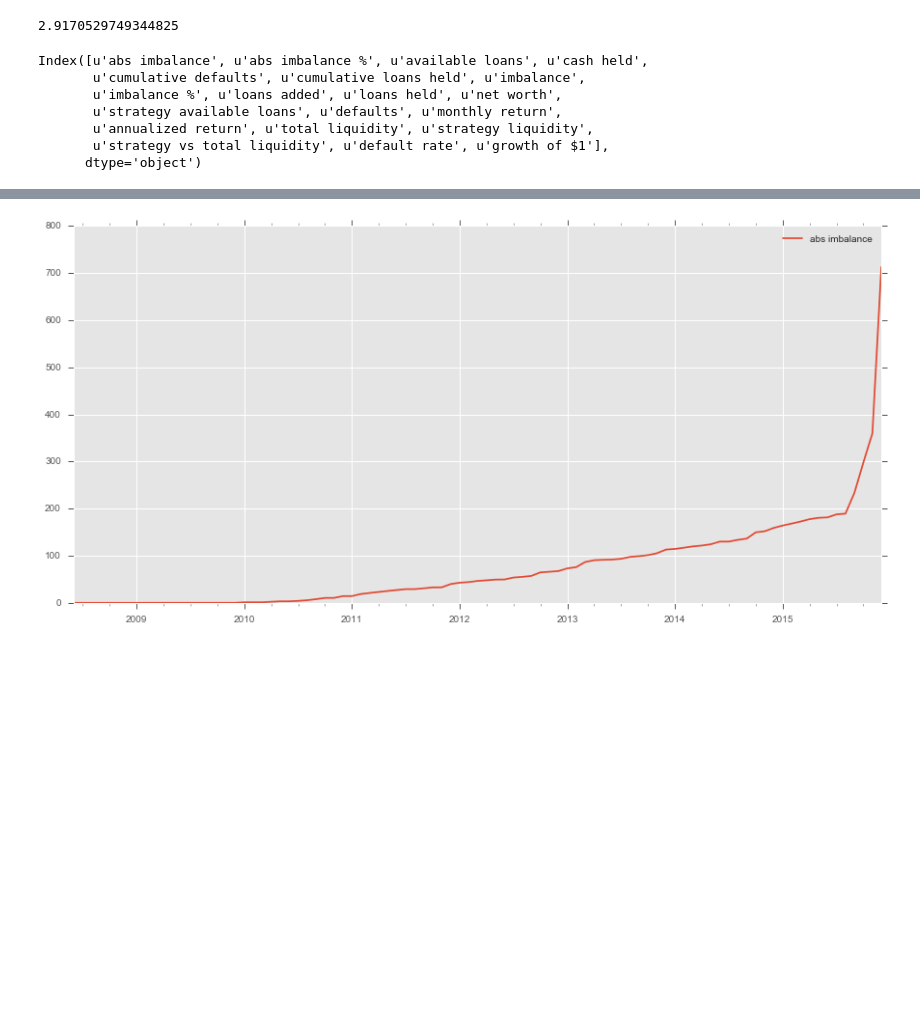
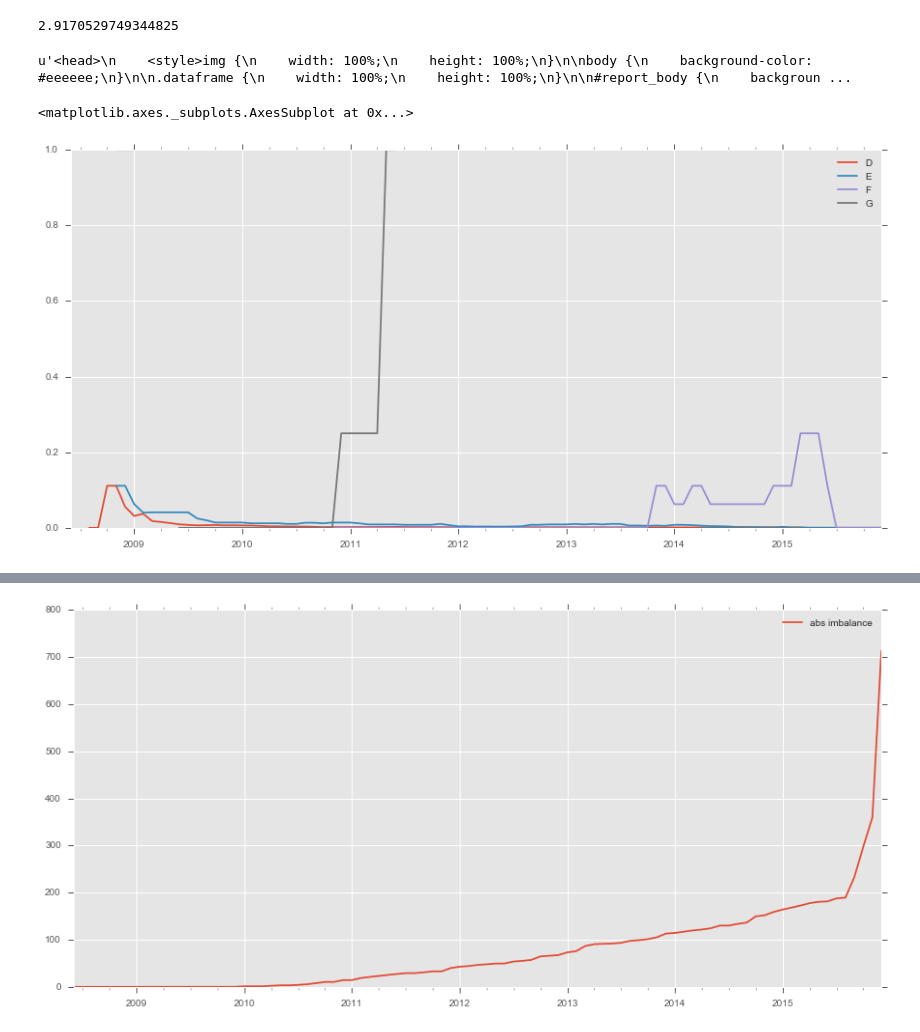
Before and after one commit to buffalohird/lending-club, a Jupyter notebook: notebooks/lending club backtest.ipynb, the cells around one changed output, grey strips where cells are left out. Drawn from its saved outputs; the diff is of its cells as text; code cells hidden in the pictures; blank space fills up the shorter version.

Commit message:
added reporting code

```diff
--- a/notebooks/lending club backtest.ipynb
+++ b/notebooks/lending club backtest.ipynb
@@ -76,10 +63,0 @@ bt.stats_dict['sharpe']
-# %%
-bt.stats.columns
-# %% [output]
-Index([u'abs imbalance', u'abs imbalance %', u'available loans', u'cash held',
-       u'cumulative defaults', u'cumulative loans held', u'imbalance',
-       u'imbalance %', u'loans added', u'loans held', u'net worth',
-       u'strategy available loans', u'defaults', u'monthly return',
-       u'annualized return', u'total liquidity', u'strategy liquidity',
-       u'strategy vs total liquidity', u'default rate', u'growth of $1'],
-      dtype='object')
@@ -85,0 +170,9 @@ Index([u'abs imbalance', u'abs imbalance %', u'available loans', u'cash held',
+# %%
+Report(bt, 'test1.html').save()
+# %% [output]
+u'<head>\n    <style>img {\n    width: 100%;\n    height: 100%;\n}\n\nbody {\n    background-color: #eeeeee;\n}\n\n.dataframe {\n    width: 100%;\n    height: 100%;\n}\n\n#report_body {\n    backgroun ...
+# %%
+pd.DataFrame({month: bt.current_loans[month].groupby('grade')['defaulted'].mean() /bt.current_loans[month].groupby('grade')['defaulted'].count()  for month in bt.current_loans if not bt.current_loans[month].empty}).T.reindex(bt.stats.index).plot()
+# %% [output]
+<matplotlib.axes._subplots.AxesSubplot at 0x...>
+[figure, added]
```
Also changed, not shown: parts of 9 cells of this notebook, 5 other files.
